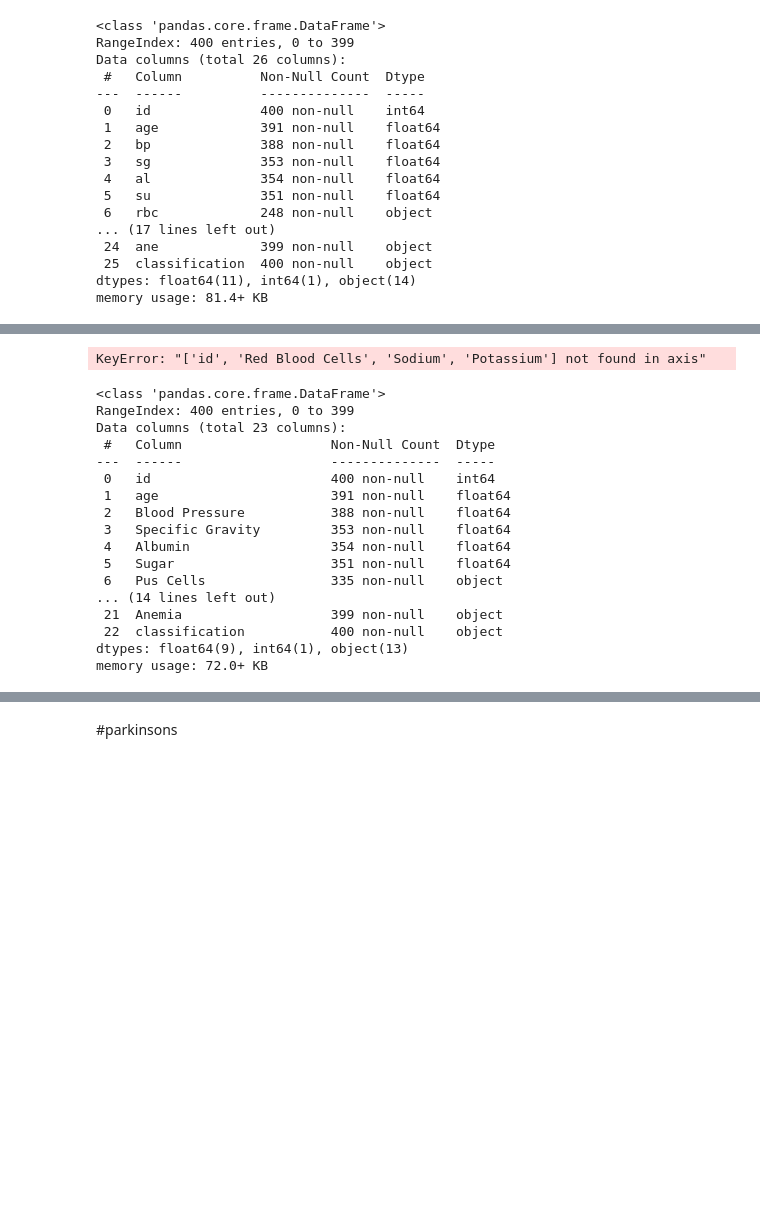
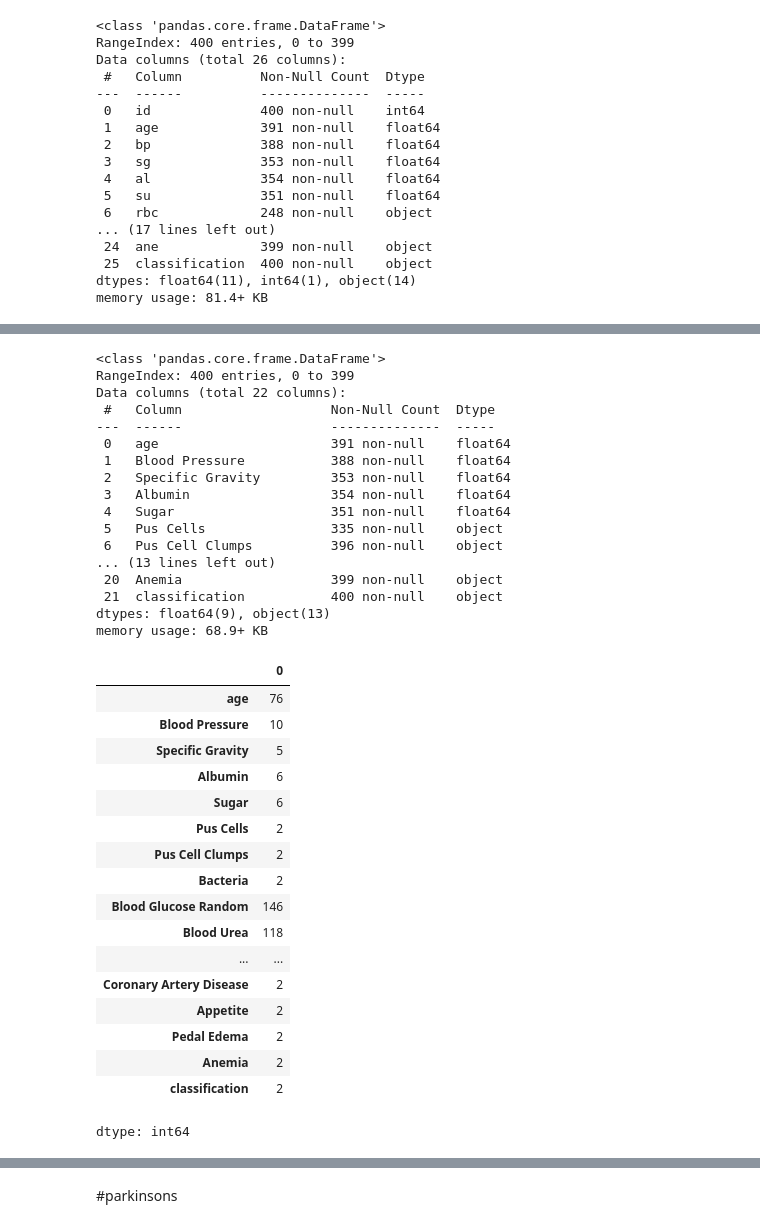
Before and after one commit to Hemanthk408/Multiple-Disease-Prediction-Using-ML, a Jupyter notebook: Multiple_Disease_Prediction.ipynb, the cells around one changed output, grey strips where cells are left out. Saved outputs shown, nothing was run; the diff lists cells and outputs as text; code cells hidden in the pictures; blank space fills up the shorter version.

```diff
--- a/Multiple_Disease_Prediction.ipynb
+++ b/Multiple_Disease_Prediction.ipynb
@@ -371,25 +421,44 @@ Index(['id', 'age', 'bp', 'sg', 'al', 'su', 'rbc', 'pc', 'pcc', 'ba', 'bgr',
       dtype='object')
 # %%
-df1.drop(['id','Red Blood Cells', 'Sodium', 'Potassium'], axis=1, inplace=True)
+df1.drop(['id','Red Blood Cells', 'Sodium', 'Potassium','Red Blood Cell Count','White Blood Cell Count',], axis=1, inplace=True)
-# %% [output]
-KeyError: "['id', 'Red Blood Cells', 'Sodium', 'Potassium'] not found in axis"
 # %%
 df1.info()
 # %% [output]
 <class 'pandas.core.frame.DataFrame'>
 RangeIndex: 400 entries, 0 to 399
-Data columns (total 23 columns):
+Data columns (total 22 columns):
  #   Column                   Non-Null Count  Dtype
 ---  ------                   --------------  -----
- 0   id                       400 non-null    int64
- 1   age                      391 non-null    float64
- 2   Blood Pressure           388 non-null    float64
- 3   Specific Gravity         353 non-null    float64
- 4   Albumin                  354 non-null    float64
- 5   Sugar                    351 non-null    float64
- 6   Pus Cells                335 non-null    object
-... (14 lines left out)
- 21  Anemia                   399 non-null    object
- 22  classification           400 non-null    object
-dtypes: float64(9), int64(1), object(13)
-memory usage: 72.0+ KB
+ 0   age                      391 non-null    float64
+ 1   Blood Pressure           388 non-null    float64
+ 2   Specific Gravity         353 non-null    float64
+ 3   Albumin                  354 non-null    float64
+ 4   Sugar                    351 non-null    float64
+ 5   Pus Cells                335 non-null    object
+ 6   Pus Cell Clumps          396 non-null    object
+... (13 lines left out)
+ 20  Anemia                   399 non-null    object
+ 21  classification           400 non-null    object
+dtypes: float64(9), object(13)
+memory usage: 68.9+ KB
+# %%
+df1.nunique()
+# %% [output]
+|  | 0 |
+| age | 76 |
+| Blood Pressure | 10 |
+| Specific Gravity | 5 |
+| Albumin | 6 |
+| Sugar | 6 |
+| Pus Cells | 2 |
+| Pus Cell Clumps | 2 |
+| Bacteria | 2 |
+| Blood Glucose Random | 146 |
+| Blood Urea | 118 |
+| ... | ... |
+| Coronary Artery Disease | 2 |
+| Appetite | 2 |
+| Pedal Edema | 2 |
+| Anemia | 2 |
+| classification | 2 |
+dtype: int64
```
Also changed, not shown: parts of 9 cells of this notebook.
